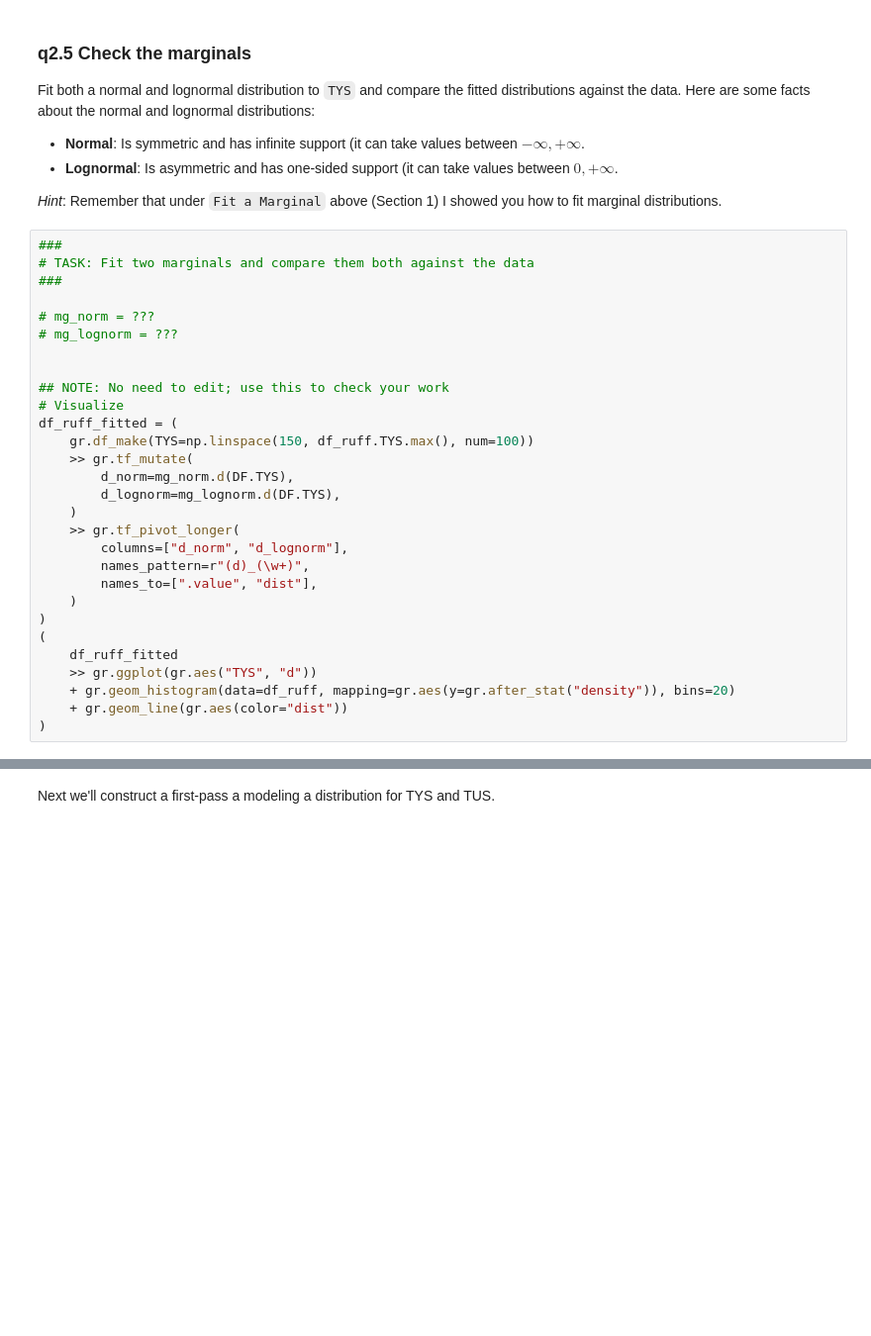
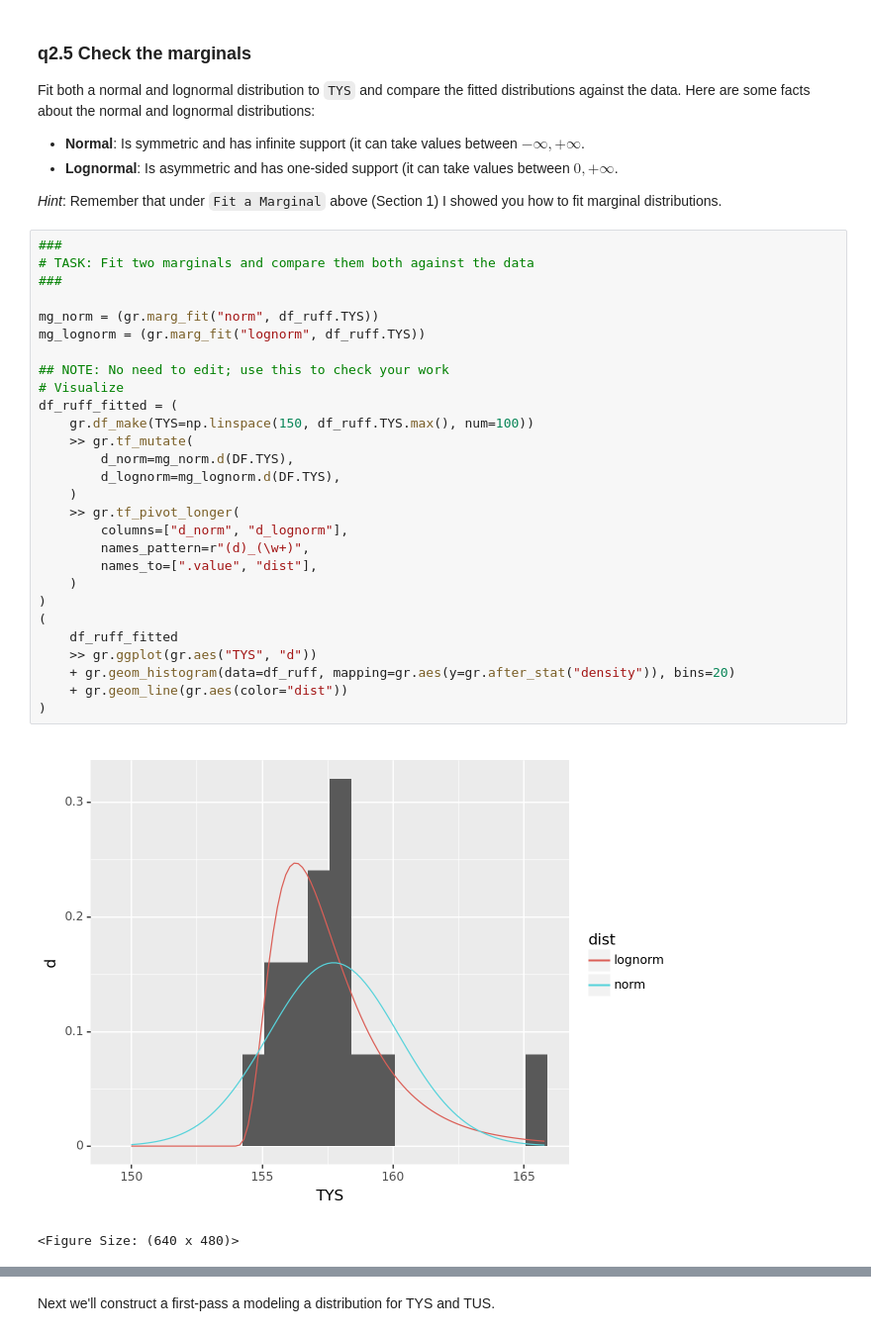
Before and after one commit to amineeva/PDO, a Jupyter notebook: assignments/nb5-pr-multivariate-assignment.ipynb, the cells around one changed output, grey strips where cells are left out. Shown at 99% size. Cells and saved outputs as stored; diff of their text form; blank space fills up the shorter version.

```diff
--- a/assignments/nb5-pr-multivariate-assignment.ipynb
+++ b/assignments/nb5-pr-multivariate-assignment.ipynb
@@ -724,32 +724,34 @@ Fit both a normal and lognormal distribution to `TYS` and compare the fitted dis
 # %%
 ###
 # TASK: Fit two marginals and compare them both against the data
 ###
 
-# mg_norm = ???
-# mg_lognorm = ???
-
+mg_norm = (gr.marg_fit("norm", df_ruff.TYS))
+mg_lognorm = (gr.marg_fit("lognorm", df_ruff.TYS))
 
 ## NOTE: No need to edit; use this to check your work
 # Visualize
 df_ruff_fitted = (
     gr.df_make(TYS=np.linspace(150, df_ruff.TYS.max(), num=100))
     >> gr.tf_mutate(
         d_norm=mg_norm.d(DF.TYS),
         d_lognorm=mg_lognorm.d(DF.TYS),
     )
     >> gr.tf_pivot_longer(
         columns=["d_norm", "d_lognorm"],
         names_pattern=r"(d)_(\w+)",
         names_to=[".value", "dist"],
     )
 )
 (
     df_ruff_fitted
     >> gr.ggplot(gr.aes("TYS", "d"))
     + gr.geom_histogram(data=df_ruff, mapping=gr.aes(y=gr.after_stat("density")), bins=20)
     + gr.geom_line(gr.aes(color="dist"))
 )
+# %% [output]
+[figure, added]
+<Figure Size: (640 x 480)>
 # %% [markdown]
 *Observe*:
 
```
Also changed, not shown: parts of 6 cells of this notebook.
